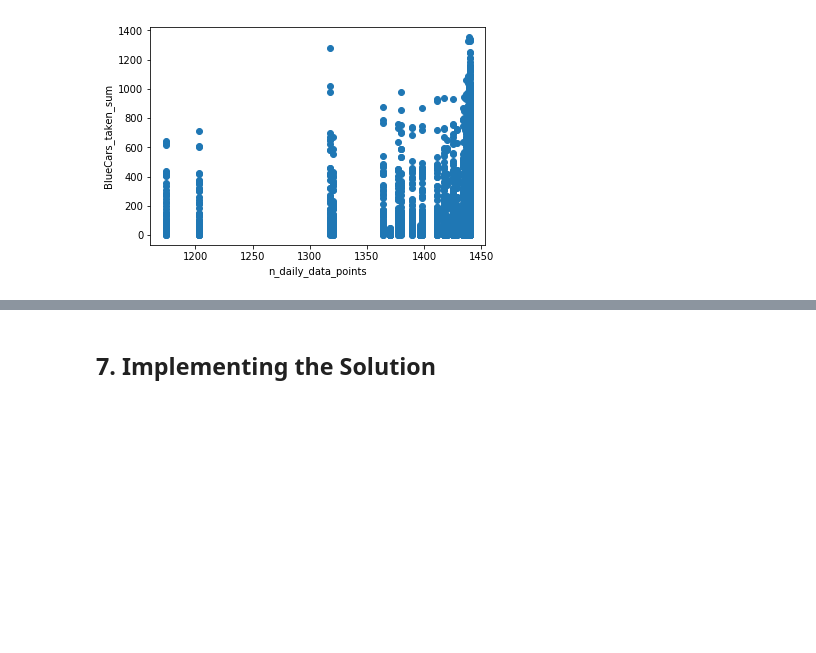
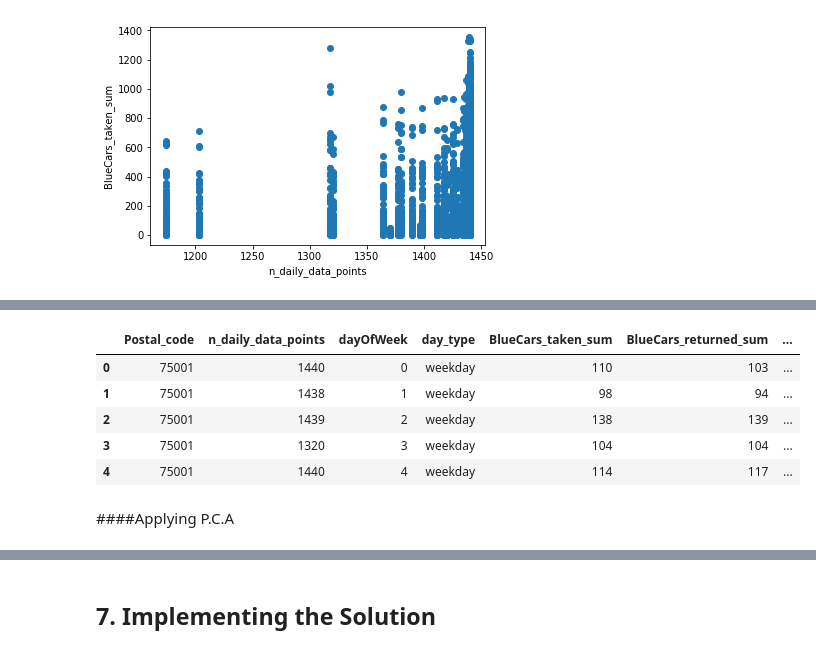
Before and after one commit to ibrahimabdike/IP_Week3_core_Ibrahim_Yahya, a Jupyter notebook: IP_Week3_core_Ibrahim_Yahya.ipynb, the cells around one changed output, grey strips where cells are left out. Drawn from its saved outputs; the diff is of its cells as text; code cells hidden in the pictures; blank space fills up the shorter version.

```diff
--- a/IP_Week3_core_Ibrahim_Yahya.ipynb
+++ b/IP_Week3_core_Ibrahim_Yahya.ipynb
@@ -473,0 +490,12 @@ plt.show()
+# %%
+autolib_copy2 = autolib_copy2.drop("date" , axis =1)
+autolib_copy2.head()
+# %% [output]
+|  | Postal_code | n_daily_data_points | dayOfWeek | day_type | BlueCars_taken_sum | BlueCars_returned_sum | ... |
+| 0 | 75001 | 1440 | 0 | weekday | 110 | 103 | ... |
+| 1 | 75001 | 1438 | 1 | weekday | 98 | 94 | ... |
+| 2 | 75001 | 1439 | 2 | weekday | 138 | 139 | ... |
+| 3 | 75001 | 1320 | 3 | weekday | 104 | 104 | ... |
+| 4 | 75001 | 1440 | 4 | weekday | 114 | 117 | ... |
+# %% [markdown]
+####Applying P.C.A
```
Also changed, not shown: parts of 59 cells of this notebook.
